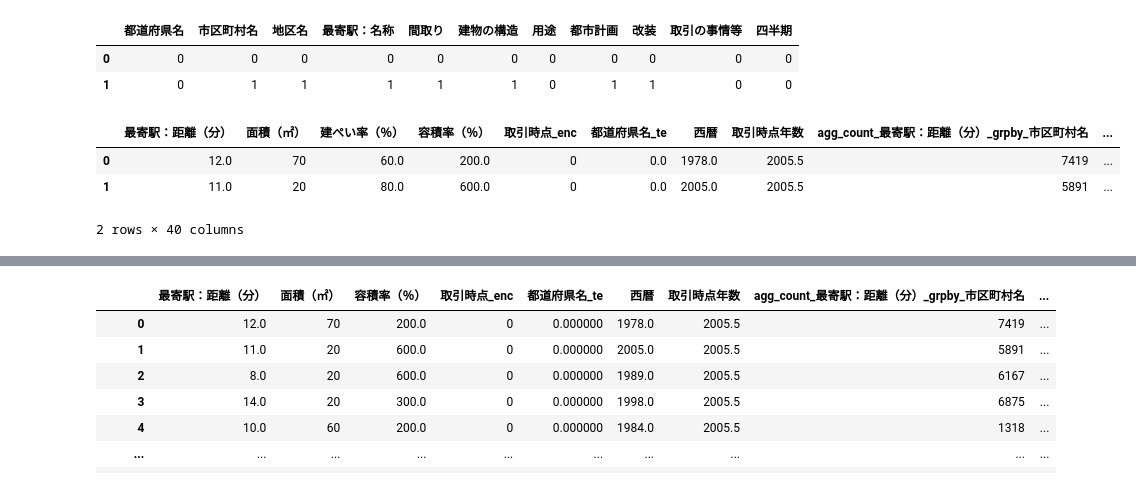
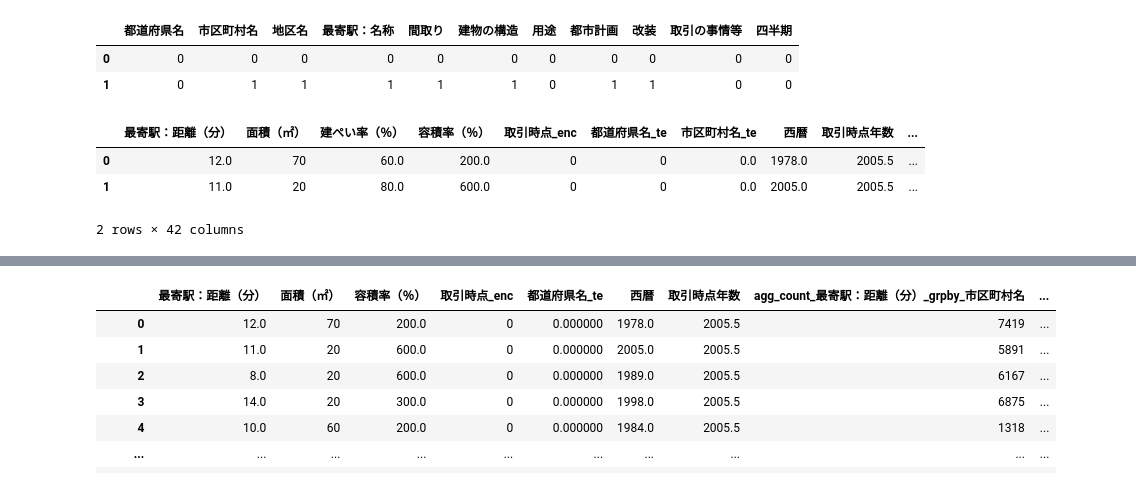
Before and after one commit to KotaroOsako/-, a Jupyter notebook: 20280518.ipynb, the cells around one changed output, grey strips where cells are left out. Cells and saved outputs as stored; diff of their text form; code cells hidden in the pictures.

```diff
--- a/20280518.ipynb
+++ b/20280518.ipynb
@@ -140,7 +143,7 @@ agg_dfs = []
 
 def get_agg_df(df, group_col):
 
-    agg_df, agg_cols = aggregation(df,
+    agg_df, agg_cols = aggregation(df_edit1,
                         group_key=group_col,
                         group_values=['最寄駅：距離（分）', '面積（㎡）', '建ぺい率（％）', '容積率（％）'],
                         agg_methods=['count', 'mean', 'min', 'max'],
@@ -160,7 +163,7 @@ agg_dfs2 = []
 
 def get_agg_df(df, group_col):
 
-    agg_df, agg_cols = aggregation(df,
+    agg_df, agg_cols = aggregation(df_edit1,
                         group_key=group_col,
                         group_values=['最寄駅：距離（分）', '面積（㎡）', '建ぺい率（％）', '容積率（％）'],
                         agg_methods=['count', 'mean', 'min', 'max'],
@@ -178,4 +214,31 @@ agg_dfs2[0].head(2)
+# %%
+#### ArithmeticCombinationsの適用
+arithmetic_combinations = ArithmeticCombinations(
+    operator='*',
+    drop_origin=True,
+    # 元の特徴量を削除するかどうか
+
+    # 使用する算術演算子
+    r=2,
+    # 算術演算子の数（ここでは2つの特徴量を組み合わせる）
+)
+output_df = arithmetic_combinations.fit_transform(df_edit1[['市区町村名_te', '面積（㎡）']])
+# ArithmeticCombinationsの適用
+arithmetic_combinations = ArithmeticCombinations(
+    operator='/',
+    drop_origin=True,
+    # 元の特徴量を削除するかどうか
+
+    # 使用する算術演算子
+    r=2,
+    # 算術演算子の数（ここでは2つの特徴量を組み合わせる）
+)
+output_df2 = arithmetic_combinations.fit_transform(df_edit1[['取引時点_enc','市区町村名_te']])
 # %%
-df_edit1=pd.concat([df_edit1]+agg_dfs+agg_dfs2,
-          axis=1)
+df_edit2=pd.concat([df_edit1,output_df,
+#                     output_df2
+#                   concat_df
+                   ]
+#                    concat_df2,concat_df3,concat_df4,concat_df5,concat_df6]
+                   +agg_dfs+agg_dfs2,axis=1)
 # print(feat_df.shape)
@@ -195,17 +272,17 @@ le_df.head(2)
 # %%
 encoder = Pipeline(
     [
         SelectNumerical(),
     ]
 )
 
-num_comb_df = encoder.fit_transform(df_edit1)
+num_comb_df = encoder.fit_transform(df_edit2)
 num_comb_df.head(2)
 # %% [output]
-|  | 最寄駅：距離（分） | 面積（㎡） | 建ぺい率（％） | 容積率（％） | 取引時点_enc | 都道府県名_te | 西暦 | 取引時点年数 | agg_count_最寄駅：距離（分）_grpby_市区町村名 | ... |
-| 0 | 12.0 | 70 | 60.0 | 200.0 | 0 | 0.0 | 1978.0 | 2005.5 | 7419 | ... |
-| 1 | 11.0 | 20 | 80.0 | 600.0 | 0 | 0.0 | 2005.0 | 2005.5 | 5891 | ... |
+|  | 最寄駅：距離（分） | 面積（㎡） | 建ぺい率（％） | 容積率（％） | 取引時点_enc | 都道府県名_te | 市区町村名_te | 西暦 | 取引時点年数 | ... |
+| 0 | 12.0 | 70 | 60.0 | 200.0 | 0 | 0 | 0.0 | 1978.0 | 2005.5 | ... |
+| 1 | 11.0 | 20 | 80.0 | 600.0 | 0 | 0 | 0.0 | 2005.0 | 2005.5 | ... |
-2 rows × 40 columns
+2 rows × 42 columns
 # %%
 df_dummy=pd.concat([num_comb_df,le_df],axis=1)
 # %%
```
Also changed, not shown: parts of 18 cells of this notebook.
